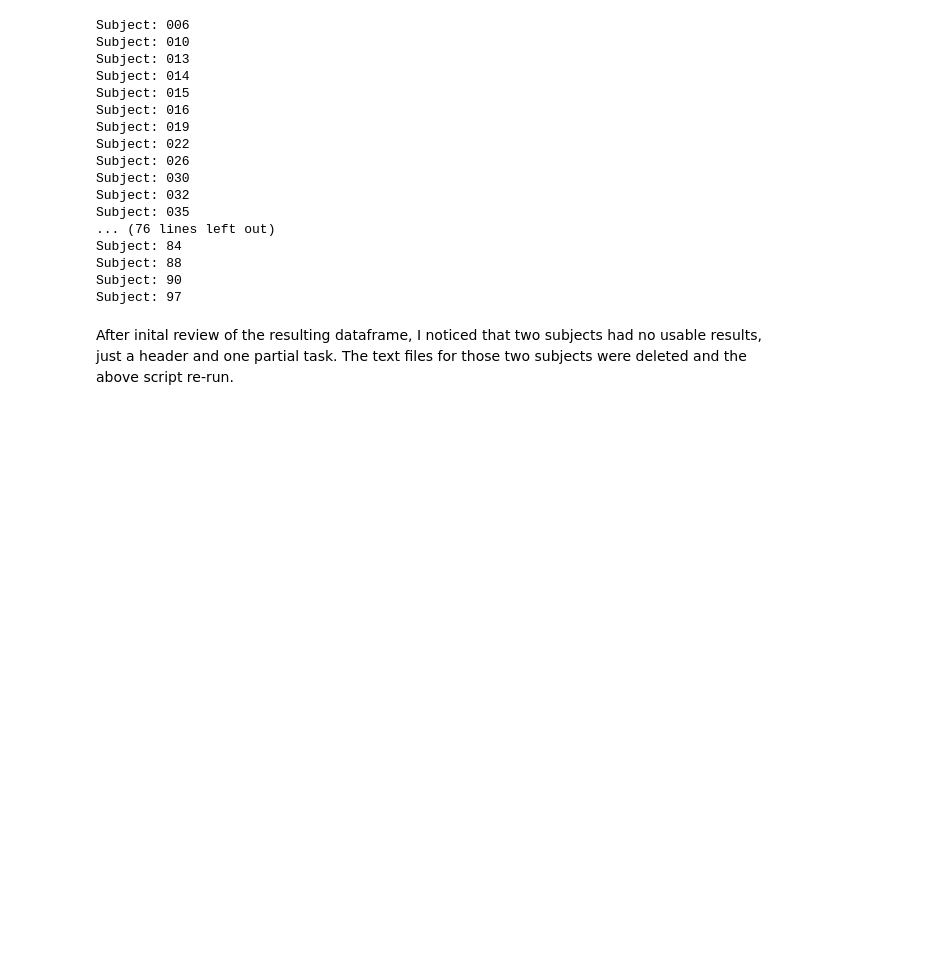
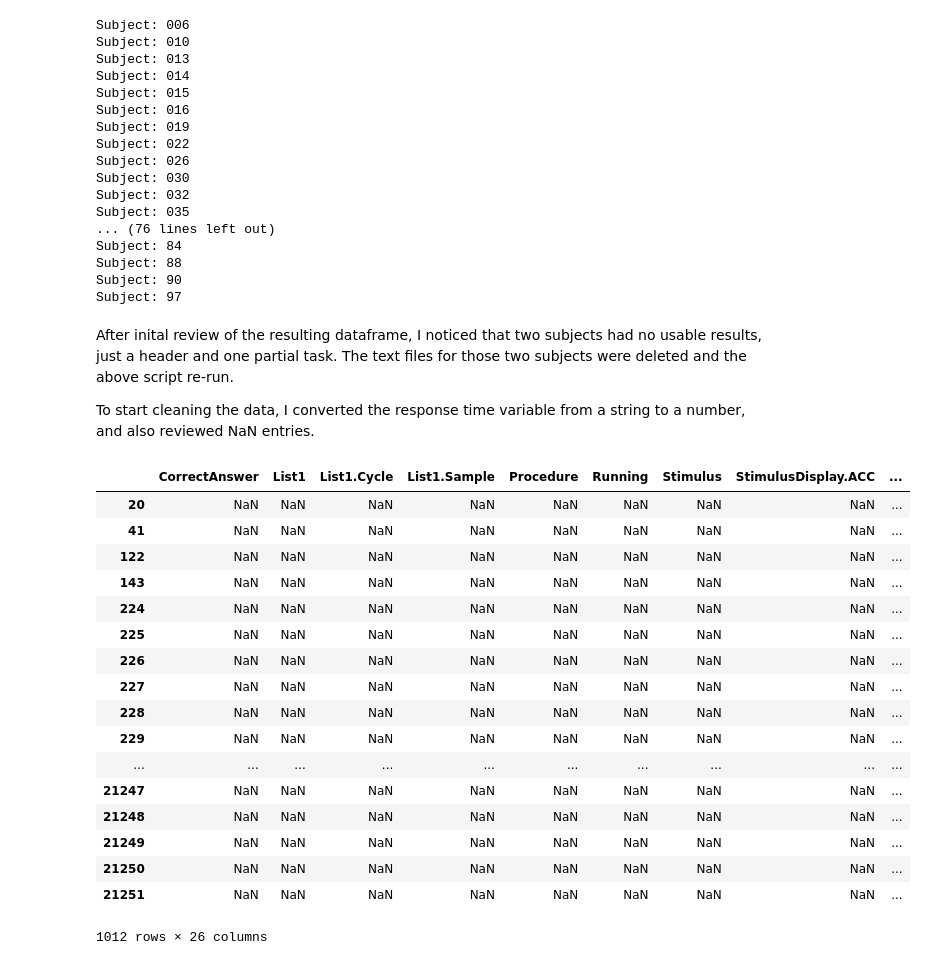
Before and after one commit to ericfuhrman/Springboard-Proj1, a Jupyter notebook: Springboard Project #1.ipynb, the cells around one changed output. Cells and saved outputs as stored; diff of their text form; code cells hidden in the pictures; blank space fills up the shorter version.

```diff
--- a/Springboard Project #1.ipynb
+++ b/Springboard Project #1.ipynb
@@ -90,3 +92,5 @@ Subject: 90
 Subject: 97
 # %% [markdown]
 After inital review of the resulting dataframe, I noticed that two subjects had no usable results, just a header and one partial task.  The text files for those two subjects were deleted and the above script re-run.
+
+To start cleaning the data, I converted the response time variable from a string to a number, and also reviewed NaN entries.
@@ -92,0 +99,21 @@ After inital review of the resulting dataframe, I noticed that two subjects had
+# %%
+lindf.loc[lindf['Response'].isnull()]
+# %% [output]
+|  | CorrectAnswer | List1 | List1.Cycle | List1.Sample | Procedure | Running | Stimulus | StimulusDisplay.ACC | ... |
+| 20 | NaN | NaN | NaN | NaN | NaN | NaN | NaN | NaN | ... |
+| 41 | NaN | NaN | NaN | NaN | NaN | NaN | NaN | NaN | ... |
+| 122 | NaN | NaN | NaN | NaN | NaN | NaN | NaN | NaN | ... |
+| 143 | NaN | NaN | NaN | NaN | NaN | NaN | NaN | NaN | ... |
+| 224 | NaN | NaN | NaN | NaN | NaN | NaN | NaN | NaN | ... |
+| 225 | NaN | NaN | NaN | NaN | NaN | NaN | NaN | NaN | ... |
+| 226 | NaN | NaN | NaN | NaN | NaN | NaN | NaN | NaN | ... |
+| 227 | NaN | NaN | NaN | NaN | NaN | NaN | NaN | NaN | ... |
+| 228 | NaN | NaN | NaN | NaN | NaN | NaN | NaN | NaN | ... |
+| 229 | NaN | NaN | NaN | NaN | NaN | NaN | NaN | NaN | ... |
+| ... | ... | ... | ... | ... | ... | ... | ... | ... | ... |
+| 21247 | NaN | NaN | NaN | NaN | NaN | NaN | NaN | NaN | ... |
+| 21248 | NaN | NaN | NaN | NaN | NaN | NaN | NaN | NaN | ... |
+| 21249 | NaN | NaN | NaN | NaN | NaN | NaN | NaN | NaN | ... |
+| 21250 | NaN | NaN | NaN | NaN | NaN | NaN | NaN | NaN | ... |
+| 21251 | NaN | NaN | NaN | NaN | NaN | NaN | NaN | NaN | ... |
+1012 rows × 26 columns
```
Also changed, not shown: parts of 6 cells of this notebook.
